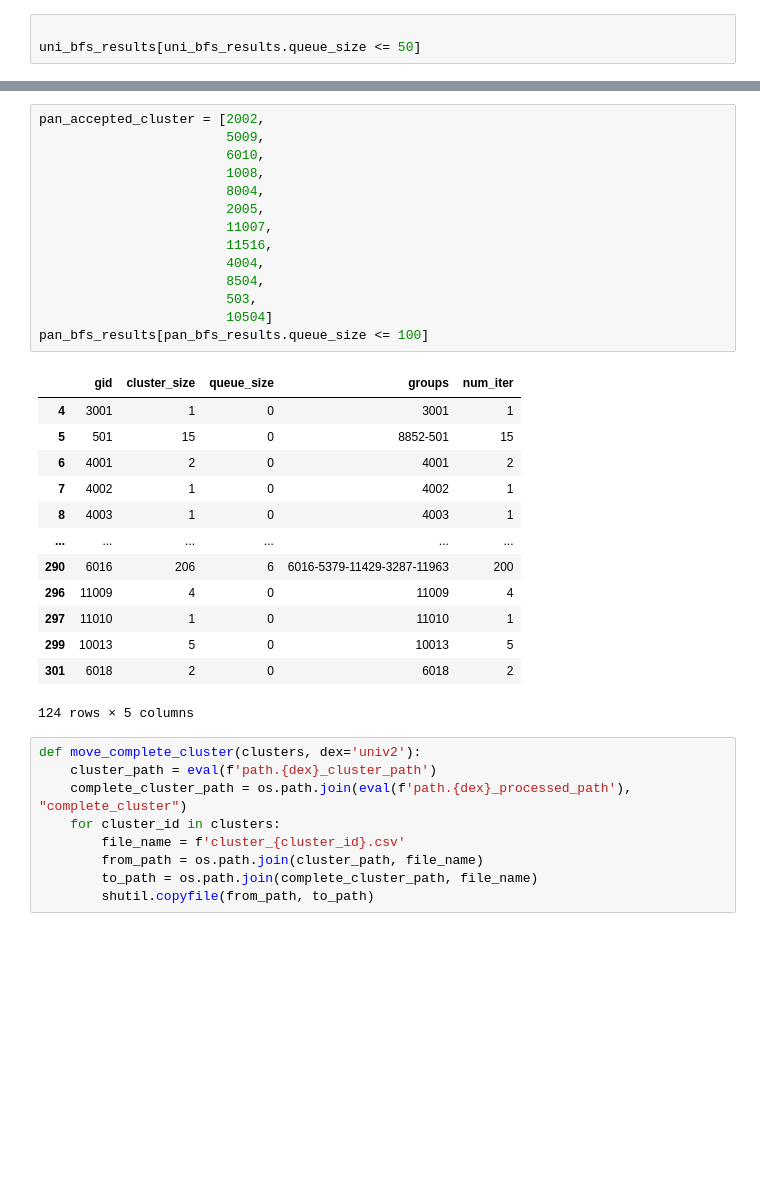
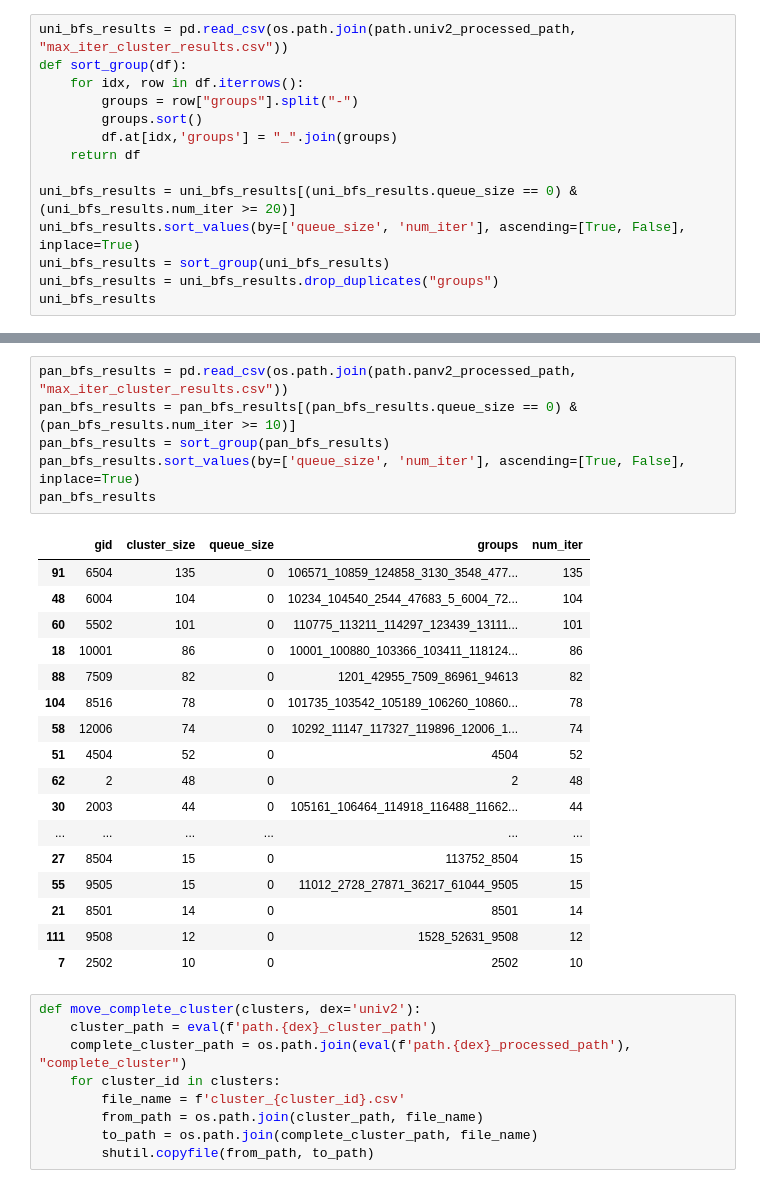
Before and after one commit to duyhuynhdev/serial-scammer-analyser, a Jupyter notebook: main/analysis/cluster_analysis.ipynb, the cells around one changed output, grey strips where cells are left out. Cells and saved outputs as stored; diff of their text form; blank space fills up the shorter version.

```diff
--- a/main/analysis/cluster_analysis.ipynb
+++ b/main/analysis/cluster_analysis.ipynb
@@ -19,7 +16,18 @@ pan_bfs_results = pd.read_csv(os.path.join(path.panv2_processed_path, "max_iter_
 ENVIRONMENT VARIABLES
 DATA PATH: /mnt/Storage/Data/Blockchain/DEX
 # %%
+uni_bfs_results = pd.read_csv(os.path.join(path.univ2_processed_path, "max_iter_cluster_results.csv"))
+def sort_group(df):
+    for idx, row in df.iterrows():
+        groups = row["groups"].split("-")
+        groups.sort()
+        df.at[idx,'groups'] = "_".join(groups)
+    return df
 
-uni_bfs_results[uni_bfs_results.queue_size <= 50]
+uni_bfs_results = uni_bfs_results[(uni_bfs_results.queue_size == 0) & (uni_bfs_results.num_iter >= 20)]
+uni_bfs_results.sort_values(by=['queue_size', 'num_iter'], ascending=[True, False], inplace=True)
+uni_bfs_results = sort_group(uni_bfs_results)
+uni_bfs_results = uni_bfs_results.drop_duplicates("groups")
+uni_bfs_results
 # %% [output]
 |  | gid | cluster_size | queue_size | groups | num_iter |
@@ -38,31 +46,27 @@ uni_bfs_results[uni_bfs_results.queue_size <= 50]
 # %%
-pan_accepted_cluster = [2002,
-                        5009,
-                        6010,
-                        1008,
-                        8004,
-                        2005,
-                        11007,
-                        11516,
-                        4004,
-                        8504,
-                        503,
-                        10504]
-pan_bfs_results[pan_bfs_results.queue_size <= 100]
+pan_bfs_results = pd.read_csv(os.path.join(path.panv2_processed_path, "max_iter_cluster_results.csv"))
+pan_bfs_results = pan_bfs_results[(pan_bfs_results.queue_size == 0) & (pan_bfs_results.num_iter >= 10)]
+pan_bfs_results = sort_group(pan_bfs_results)
+pan_bfs_results.sort_values(by=['queue_size', 'num_iter'], ascending=[True, False], inplace=True)
+pan_bfs_results
 # %% [output]
 |  | gid | cluster_size | queue_size | groups | num_iter |
-| 4 | 3001 | 1 | 0 | 3001 | 1 |
-| 5 | 501 | 15 | 0 | 8852-501 | 15 |
-| 6 | 4001 | 2 | 0 | 4001 | 2 |
-| 7 | 4002 | 1 | 0 | 4002 | 1 |
-| 8 | 4003 | 1 | 0 | 4003 | 1 |
+| 91 | 6504 | 135 | 0 | 106571_10859_124858_3130_3548_477... | 135 |
+| 48 | 6004 | 104 | 0 | 10234_104540_2544_47683_5_6004_72... | 104 |
+| 60 | 5502 | 101 | 0 | 110775_113211_114297_123439_13111... | 101 |
+| 18 | 10001 | 86 | 0 | 10001_100880_103366_103411_118124... | 86 |
+| 88 | 7509 | 82 | 0 | 1201_42955_7509_86961_94613 | 82 |
+| 104 | 8516 | 78 | 0 | 101735_103542_105189_106260_10860... | 78 |
+| 58 | 12006 | 74 | 0 | 10292_11147_117327_119896_12006_1... | 74 |
+| 51 | 4504 | 52 | 0 | 4504 | 52 |
+| 62 | 2 | 48 | 0 | 2 | 48 |
+| 30 | 2003 | 44 | 0 | 105161_106464_114918_116488_11662... | 44 |
 | ... | ... | ... | ... | ... | ... |
-| 290 | 6016 | 206 | 6 | 6016-5379-11429-3287-11963 | 200 |
-| 296 | 11009 | 4 | 0 | 11009 | 4 |
-| 297 | 11010 | 1 | 0 | 11010 | 1 |
-| 299 | 10013 | 5 | 0 | 10013 | 5 |
-| 301 | 6018 | 2 | 0 | 6018 | 2 |
+| 27 | 8504 | 15 | 0 | 113752_8504 | 15 |
+| 55 | 9505 | 15 | 0 | 11012_2728_27871_36217_61044_9505 | 15 |
+| 21 | 8501 | 14 | 0 | 8501 | 14 |
+| 111 | 9508 | 12 | 0 | 1528_52631_9508 | 12 |
+| 7 | 2502 | 10 | 0 | 2502 | 10 |
-124 rows × 5 columns
 # %%
 def move_complete_cluster(clusters, dex='univ2'):
     cluster_path = eval(f'path.{dex}_cluster_path')
```
Also changed, not shown: parts of 5 cells of this notebook, 20 other files.
